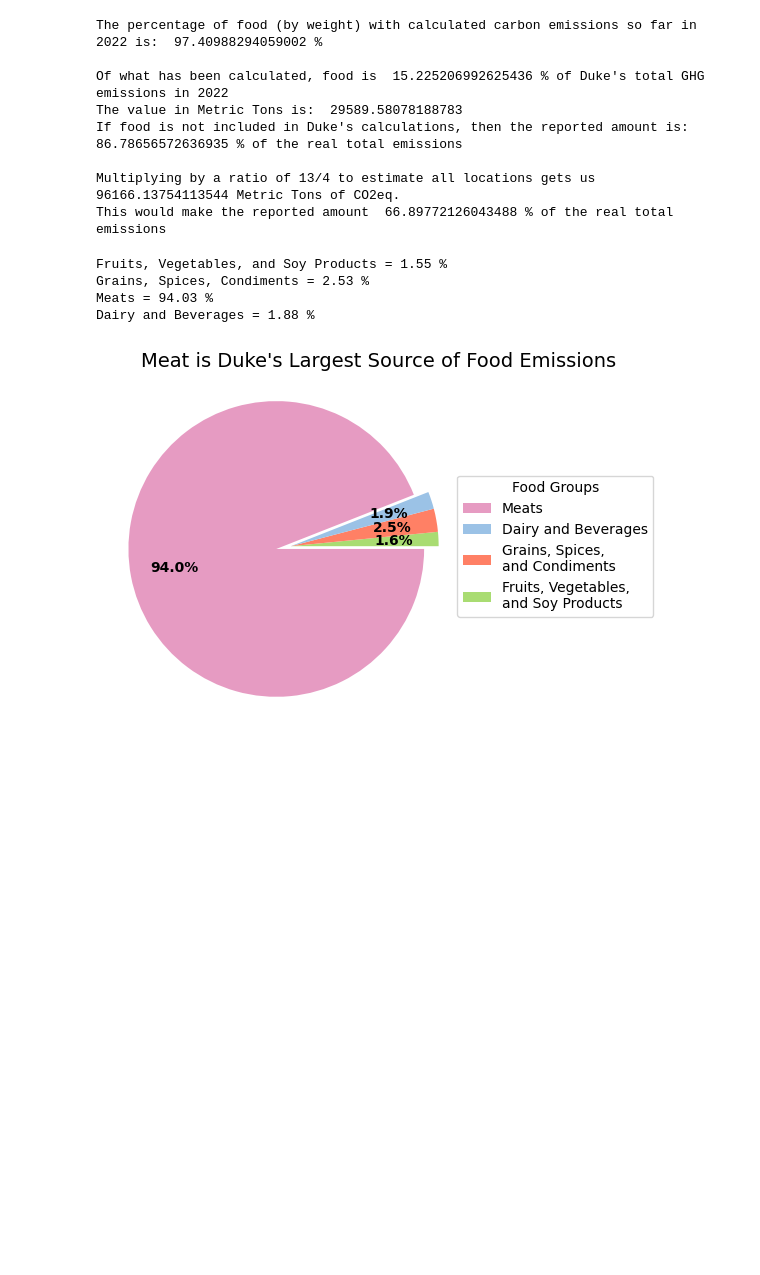
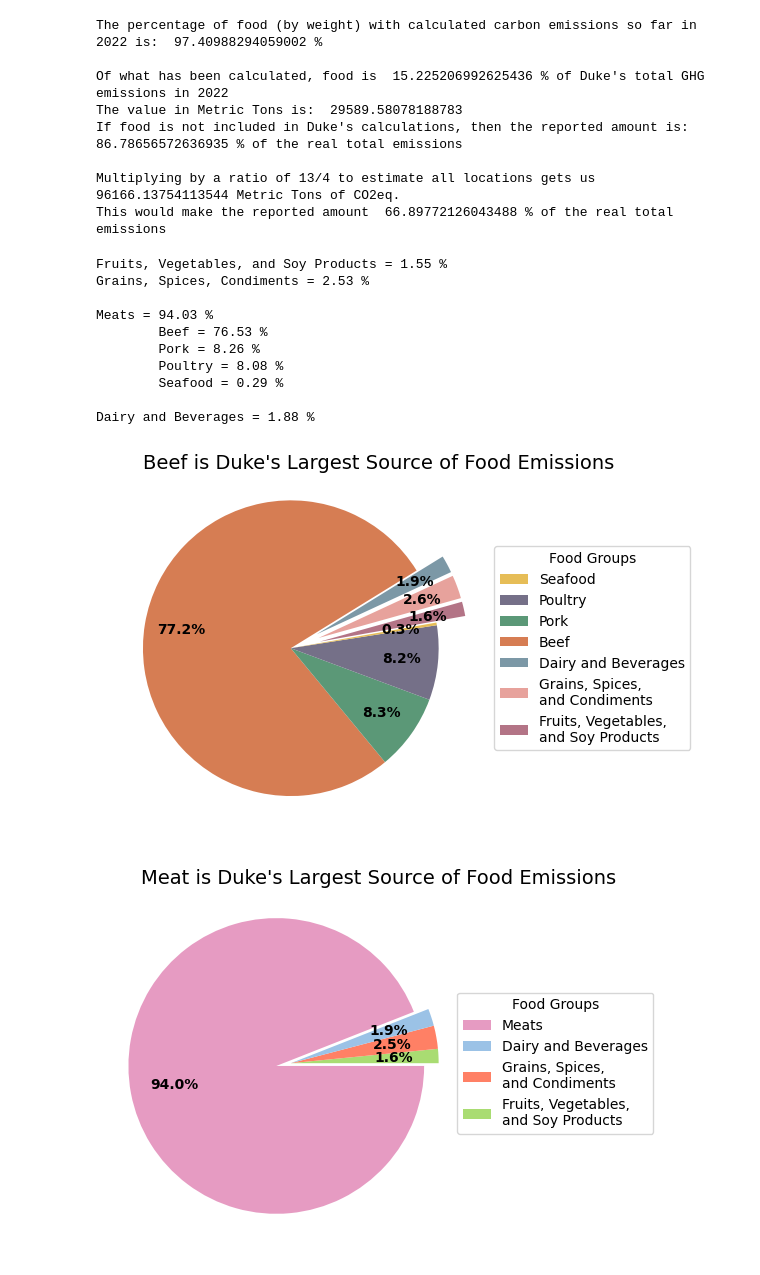
Before and after one commit to ethansong206/Climate-Plus-Project, a Jupyter notebook: DataCleaning.ipynb, the cells around one changed output. Drawn from its saved outputs; the diff is of its cells as text; code cells hidden in the pictures; blank space fills up the shorter version.

Commit message:
More visualizations done, work on organizing code and notebooks in Git next

```diff
--- a/DataCleaning.ipynb
+++ b/DataCleaning.ipynb
@@ -730,18 +730,61 @@ If food is not included in Duke's calculations, then the reported amount is:  86
 Multiplying by a ratio of 13/4 to estimate all locations gets us 96166.13754113544 Metric Tons of CO2eq.
 This would make the reported amount  66.89772126043488 % of the real total emissions
 # %%
+#@title Explore Food Emissions Breakdown
 pc_fvs22 = DDFY22[DDFY22['Food Group'] == 'FRUITS, VEGETABLES, AND SOY PRODUCTS']['CO2e(kg)'].sum() / total_food_emissions_2022 * 100
 pc_gsc22 = DDFY22[DDFY22['Food Group'] == 'GRAINS, SPICES, AND CONDIMENTS']['CO2e(kg)'].sum() / total_food_emissions_2022 * 100
+
 pc_meat22 = DDFY22[DDFY22['Food Group'] == 'MEATS']['CO2e(kg)'].sum() / total_food_emissions_2022 * 100
+pc_beef22 = DDFY22[DDFY22['Vendor Item Grouped'] == 'BEEF']['CO2e(kg)'].sum() / total_food_emissions_2022 * 100
+pc_pork22 = DDFY22[(DDFY22['Vendor Item Grouped'] == 'PORK') | (DDFY22['Vendor Item Grouped'] == 'SAUSAGE')]['CO2e(kg)'].sum() / total_food_emissions_2022 * 100
+pc_poultry22 = DDFY22[DDFY22['Vendor Item Grouped'] == 'POULTRY']['CO2e(kg)'].sum() / total_food_emissions_2022 * 100
+pc_seafood22 = DDFY22[DDFY22['Vendor Item Grouped'] == 'SEAFOOD']['CO2e(kg)'].sum() / total_food_emissions_2022 * 100
+
 pc_db22 = DDFY22[DDFY22['Food Group'] == 'DAIRY AND BEVERAGES']['CO2e(kg)'].sum() / total_food_emissions_2022 * 100
 
 print("Fruits, Vegetables, and Soy Products =", str.format('{0:.2f}', pc_fvs22), "%")
 print("Grains, Spices, Condiments =", str.format('{0:.2f}', pc_gsc22), "%")
+
+print('')
 print("Meats =", str.format('{0:.2f}', pc_meat22), "%")
+print("\tBeef =", str.format('{0:.2f}', pc_beef22), "%")
+print("\tPork =", str.format('{0:.2f}', pc_pork22), "%")
+print("\tPoultry =", str.format('{0:.2f}', pc_poultry22), "%")
+print("\tSeafood =", str.format('{0:.2f}', pc_seafood22), "%")
+print('')
+
 print("Dairy and Beverages =", str.format('{0:.2f}', pc_db22), "%")
 # %% [output]
 Fruits, Vegetables, and Soy Products = 1.55 %
 Grains, Spices, Condiments = 2.53 %
+
 Meats = 94.03 %
+        Beef = 76.53 %
+        Pork = 8.26 %
+        Poultry = 8.08 %
+        Seafood = 0.29 %
+
 Dairy and Beverages = 1.88 %
+# %%
+#@title Food Emissions Breakdown (Meat Groups)
+pcts = [pc_fvs22, pc_gsc22, pc_db22, pc_beef22, pc_pork22, pc_poultry22, pc_seafood22]
+labels = ['Fruits, Vegetables, \nand Soy Products', 'Grains, Spices, \nand Condiments', 'Dairy and Beverages', 'Beef', 'Pork', 'Poultry', 'Seafood']
+
+plt.pie(pcts,
+        explode=[0.2, 0.2, 0.2, 0, 0, 0, 0],
+        pctdistance = .75,
+        labeldistance = 1.3,
+        autopct=lambda x: f'{x:.1f}%',
+        textprops={"size": 10, "weight": 'bold'},
+        radius = 1,
+        colors = ["#b37486", "#e7a29c", "#7c98a6", "#d67d53", "#5b9877", "#757088", "#e6bd57"],
+        startangle = 10
+        )
+plt.suptitle('Beef is Duke\'s Largest Source of Food Emissions',
+             x = .65, y = .9, fontsize = 14, ha = 'center')
+plt.legend(labels, loc="center right", bbox_to_anchor=(1.6, 0.5), title="Food Groups", reverse = True)
+
+plt.show()
+# %% [output]
+[figure, added]
 # %%
```
Also changed, not shown: parts of 7 cells of this notebook.
